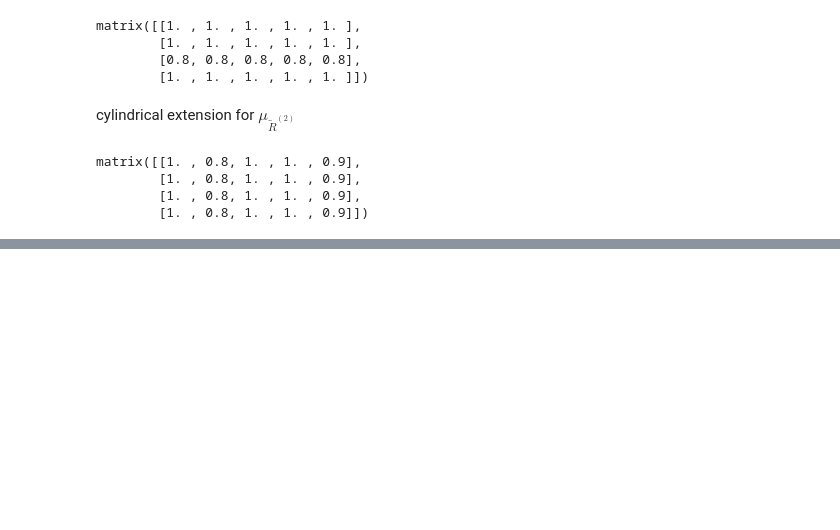
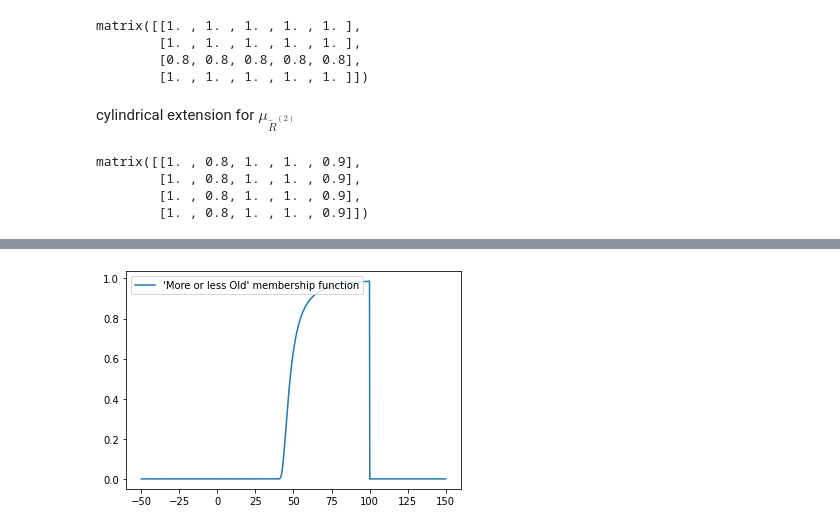
Before and after one commit to amindadgar/Fuzzy-Systems, a Jupyter notebook: HW1/main.ipynb, the cells around one changed output, grey strips where cells are left out. Cells and saved outputs as stored; diff of their text form; code cells hidden in the pictures; blank space fills up the shorter version.

```diff
--- a/HW1/main.ipynb
+++ b/HW1/main.ipynb
@@ -1347,0 +1618,10 @@ matrix([[1. , 0.8, 1. , 1. , 0.9],
+# %%
+fuzzy_set_dialation = find_fuzzy_Dialation(fuzzy_set)
+
+Y = fuzzy_set_concentration[:, 1]
+
+plt.plot(X, Y)
+plt.legend(["'More or less Old' membership function"], loc='upper left')
+plt.show()
+# %% [output]
+[figure, added]
```
Also changed, not shown: parts of 34 cells of this notebook.
